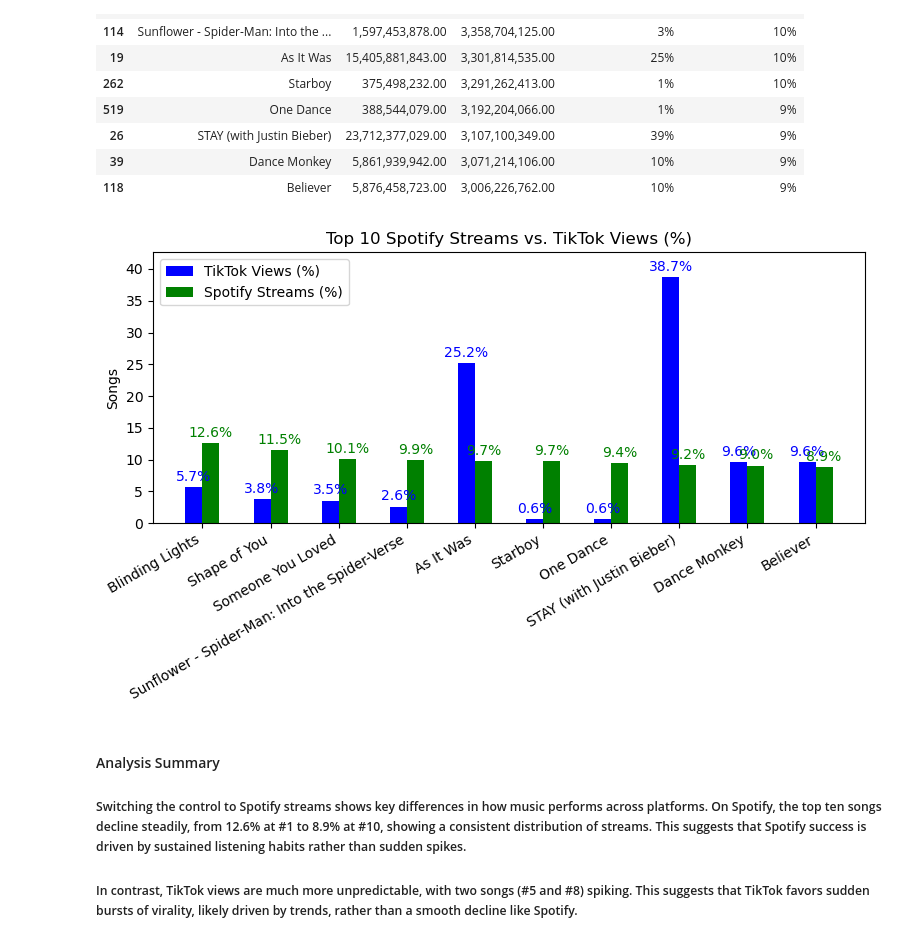
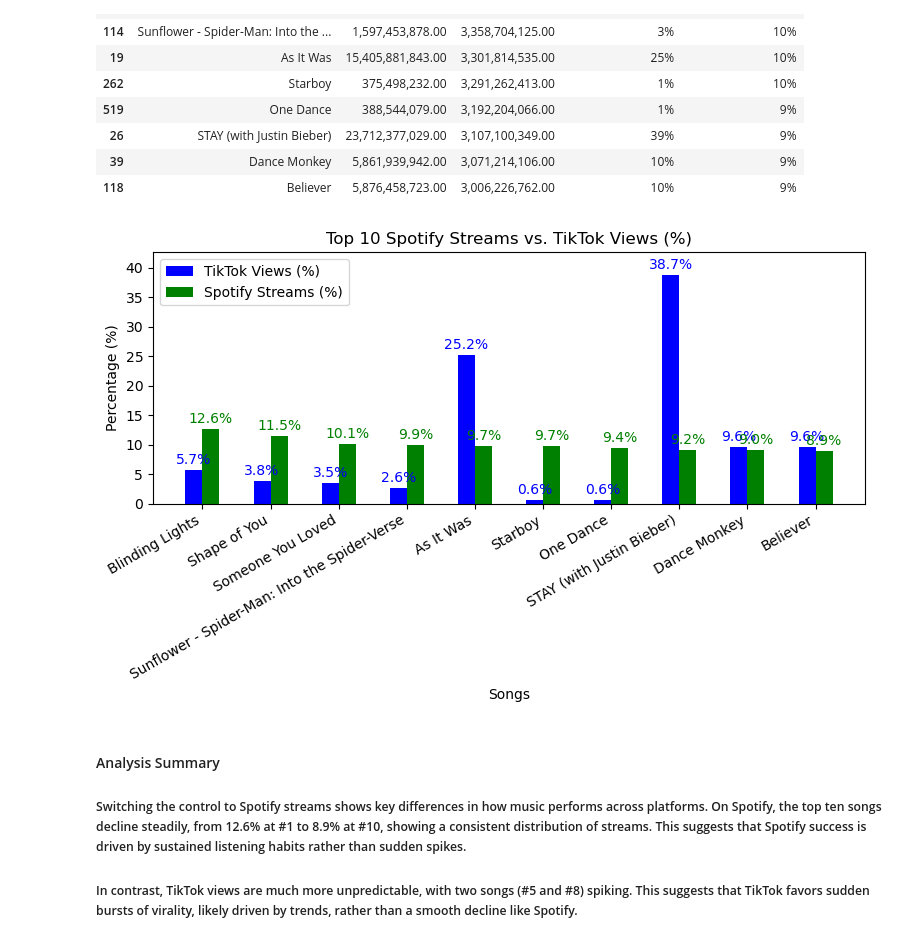
Before and after one commit to qstibbins/project-1, a Jupyter notebook: TikTok Views vs. Spotify Streams.ipynb, the cells around one changed output. Drawn from its saved outputs; the diff is of its cells as text; code cells hidden in the pictures.

Commit message:
fixed bar chart labeling

```diff
--- a/TikTok Views vs. Spotify Streams.ipynb
+++ b/TikTok Views vs. Spotify Streams.ipynb
@@ -448,7 +448,7 @@ spotify_bar = ax.bar(x+width/2, top_ten_tiktok_df['Spotify Percentage'], width,
 
 # Formatting
 ax.set_ylabel('Percentage (%)')
-ax.set_ylabel('Songs')
+ax.set_xlabel('Songs')
 ax.set_title('Top Ten TikTok Views vs. Spotify Streams (%)')
 ax.set_xticks(x)
 ax.set_xticklabels(top_ten_tiktok_df['Song'], rotation=30, ha='right')  # Rotate labels for readability
@@ -515,35 +515,35 @@ formatted_ten_spotify_df
 # Prepare the bar chart
 x = np.arange(len(top_ten_spotify_df['Song']))  # the label locations
 width = 0.25                                   # the width of the bars
 
 # Create the subplot
 fig, ax = plt.subplots(figsize=(8, 5))
 
 # Plot the bars
 tiktok_bar = ax.bar(x-width/2, top_ten_spotify_df['TikTok Percentage'], width, label='TikTok Views (%)', color='blue')
 spotify_bar = ax.bar(x+width/2, top_ten_spotify_df['Spotify Percentage'], width, label='Spotify Streams (%)', color='green')
 
 # Formatting
 ax.set_ylabel('Percentage (%)')
-ax.set_ylabel('Songs')
+ax.set_xlabel('Songs')
 ax.set_title('Top 10 Spotify Streams vs. TikTok Views (%)')
 ax.set_xticks(x)
 ax.set_xticklabels(top_ten_spotify_df['Song'], rotation=30, ha='right')  # Rotate labels for readability
 ax.legend()
 
 # Fix y-limit to match percentage values
 max_percentage = max(top_ten_spotify_df['TikTok Percentage'].max(), top_ten_spotify_df['Spotify Percentage'].max())
 ax.set_ylim(0, max_percentage * 1.1)     # Set y-limit slightly above max percentage
 
 # Add labels above bars
 for i, (tiktok, spotify) in enumerate(zip(top_ten_spotify_df['TikTok Percentage'], top_ten_spotify_df['Spotify Percentage'])):
     ax.text(i - width/2, tiktok + 0.5, f"{tiktok:.1f}%", ha='center', va='bottom', fontsize=10, color='blue')
     ax.text(i + width/2, spotify + 0.5, f"{spotify:.1f}%", ha='center', va='bottom', fontsize=10, color='green')
 
 plt.tight_layout()  # Adjust layout to prevent overlap
 plt.show()
 # %% [output]
-[figure, old version]
+[figure, new version]
 # %% [markdown]
 #### Analysis Summary
 ##### Switching the control to Spotify streams shows key differences in how music performs across platforms. On Spotify, the top ten songs decline steadily, from 12.6% at #1 to 8.9% at #10, showing a consistent distribution of streams. This suggests that Spotify success is driven by sustained listening habits rather than sudden spikes.
```
Also changed, not shown: parts of 1 cell of this notebook.
